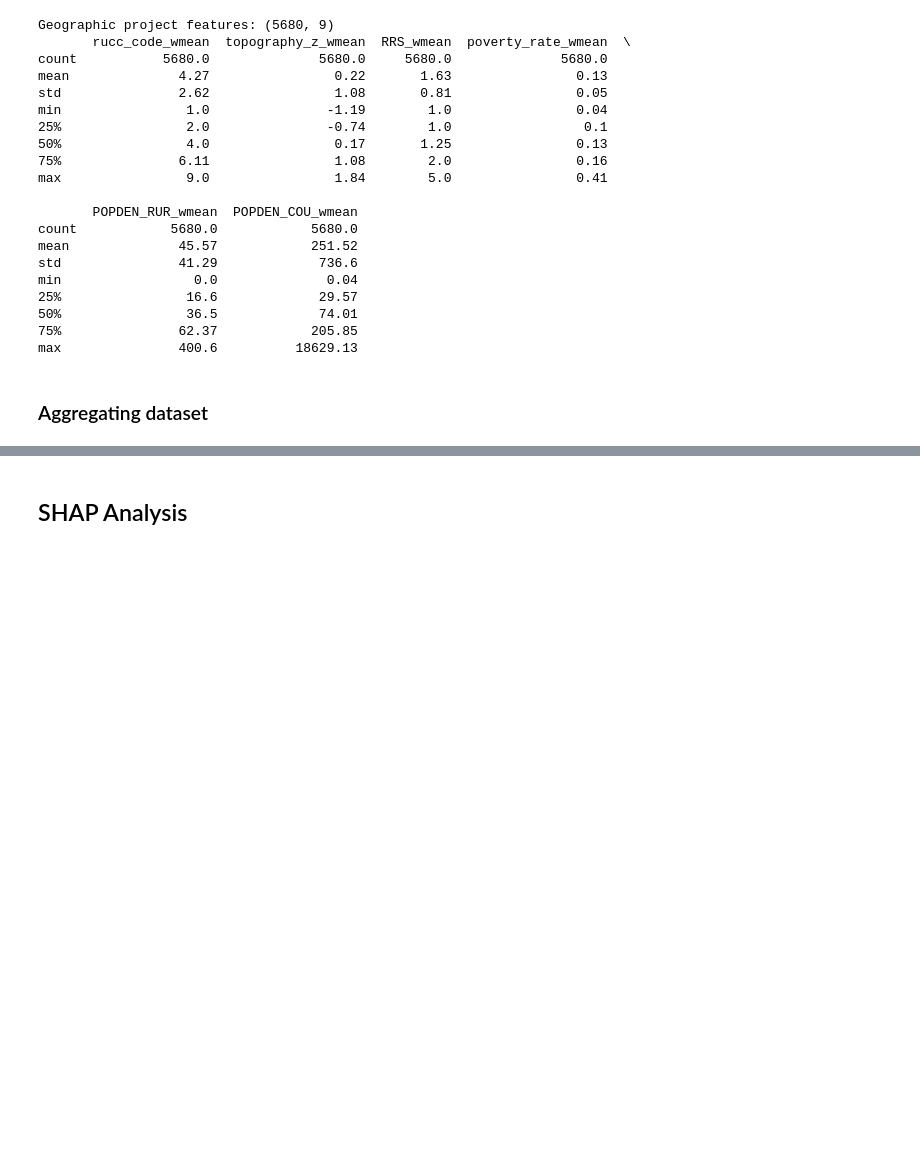
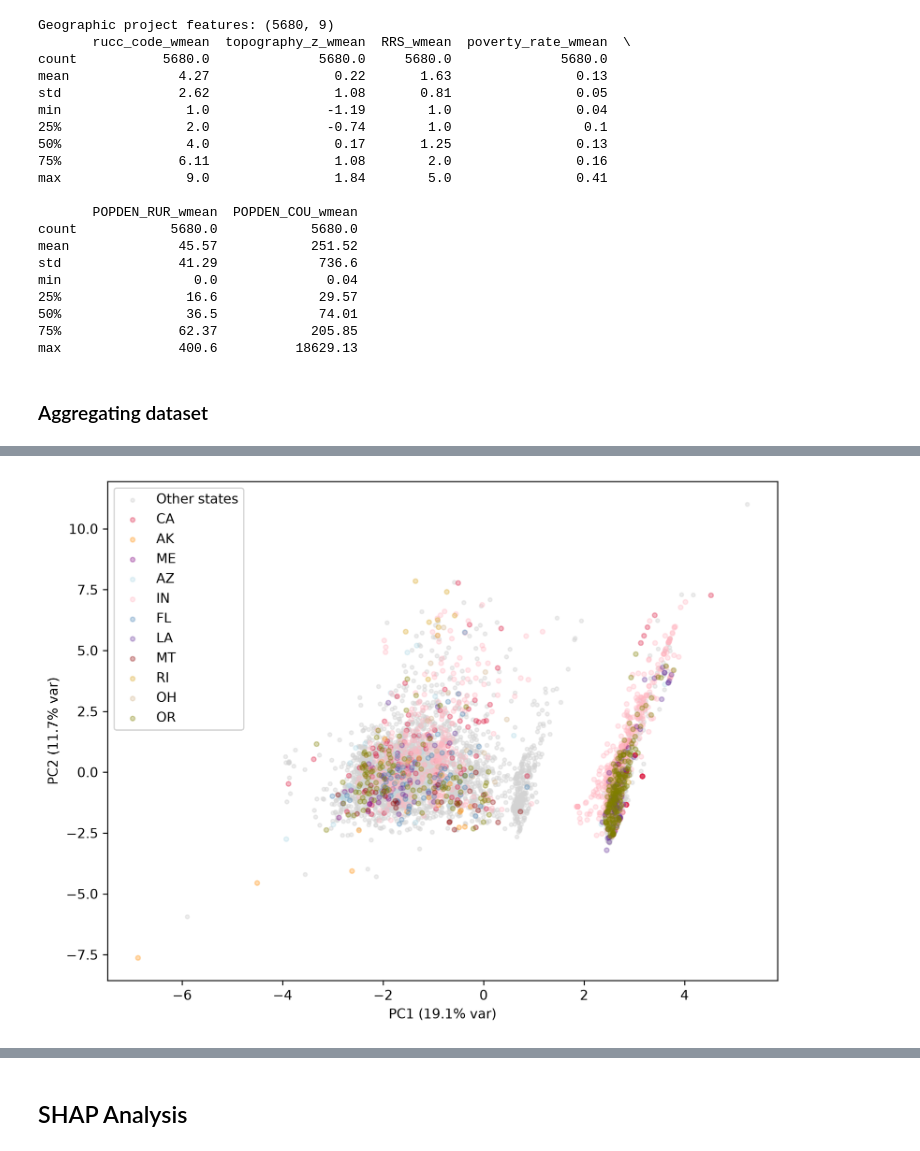
Before and after one commit to yusunnyf/bead_funding_predictor, a Jupyter notebook: random_forest/bead_rf_integrated.ipynb, the cells around one changed output, grey strips where cells are left out. Cells and saved outputs as stored; diff of their text form; code cells hidden in the pictures; blank space fills up the shorter version.

```diff
--- a/random_forest/bead_rf_integrated.ipynb
+++ b/random_forest/bead_rf_integrated.ipynb
@@ -369,7 +369,7 @@ def balanced_group_folds(groups, n_splits=5, random_state=42):
         fold_totals[f] += sizes[g]
     return groups.map(assignment).values
 
+groups = df['state_x']
 test_fold = balanced_group_folds(groups, n_splits=5)
 ps = PredefinedSplit(test_fold=test_fold)
 cv_r2_balanced = cross_val_score(rf, X, y, cv=ps, scoring='r2', n_jobs=-1)
-print(cv_r2_balanced)
@@ -869,0 +1126,41 @@ df.to_csv('fp_enriched.csv',index=False)
+# %%
+import matplotlib as mpl
+mpl.rcParams['figure.dpi'] = 300
+# %%
+from sklearn.decomposition import PCA
+from sklearn.preprocessing import StandardScaler
+import matplotlib.pyplot as plt
+
+X = df_trimmed[FEATURE_COLS].fillna(0)
+X_scaled = StandardScaler().fit_transform(X)
+pca = PCA(n_components=2)
+X_pca = pca.fit_transform(X_scaled)
+
+fig, ax = plt.subplots(figsize=(8, 6))
+highlight_states = {
+'CA':'crimson',
+'AK':'darkorange',
+'ME':'purple',
+'AZ':'lightblue',
+'IN':'lightpink',
+'FL':'steelblue',
+'LA':'rebeccapurple',
+'MT':'darkred',
+'RI':'goldenrod',
+'OH':'tan',
+'OR':'olive'
+}
+other_mask = ~groups.isin(highlight_states)
+
+ax.scatter(X_pca[other_mask, 0], X_pca[other_mask, 1],
+           c='lightgray', s=8, alpha=0.4, label='Other states')
+for state, color in highlight_states.items():
+    mask = groups == state
+    ax.scatter(X_pca[mask, 0], X_pca[mask, 1], c=color, s=12, alpha=0.3, label=state)
+
+ax.set_xlabel(f'PC1 ({pca.explained_variance_ratio_[0]:.1%} var)')
+ax.set_ylabel(f'PC2 ({pca.explained_variance_ratio_[1]:.1%} var)')
+ax.legend()
+plt.tight_layout()
+# %% [output]
+[figure, added]
```
Also changed, not shown: parts of 53 cells of this notebook, 1 other file.
